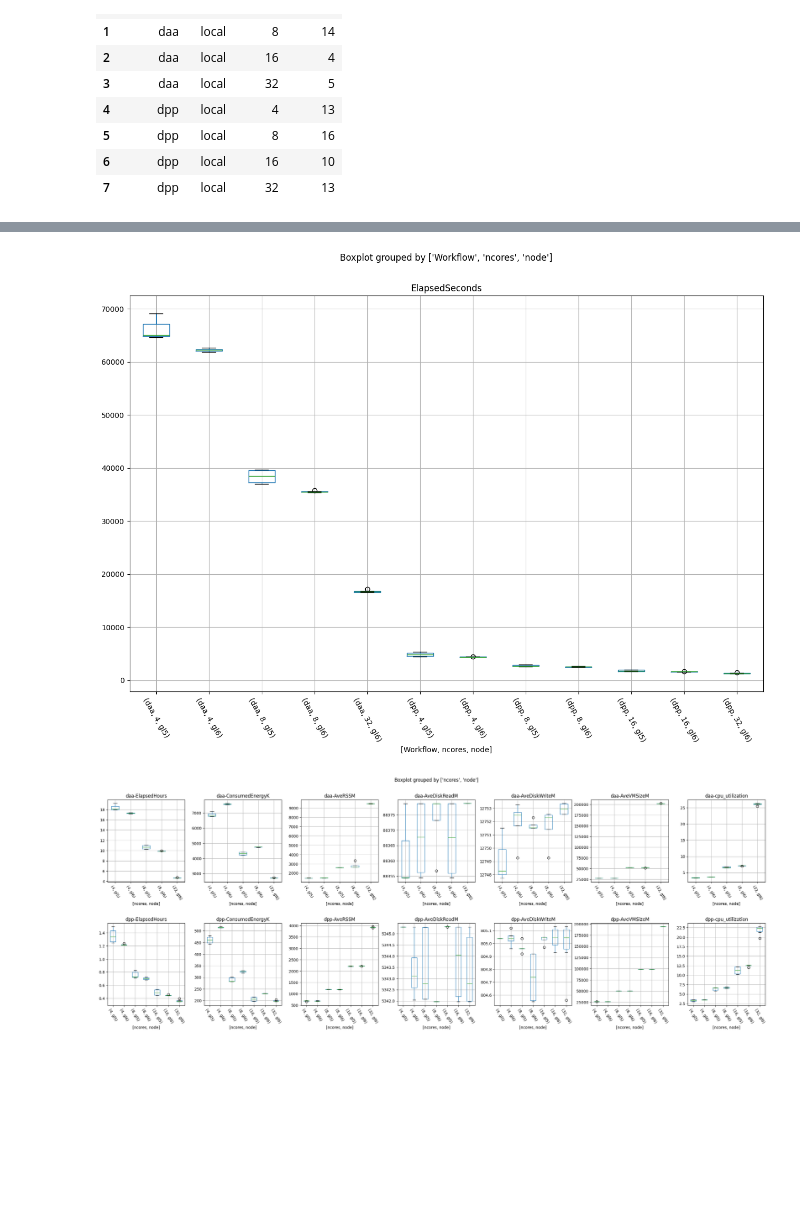
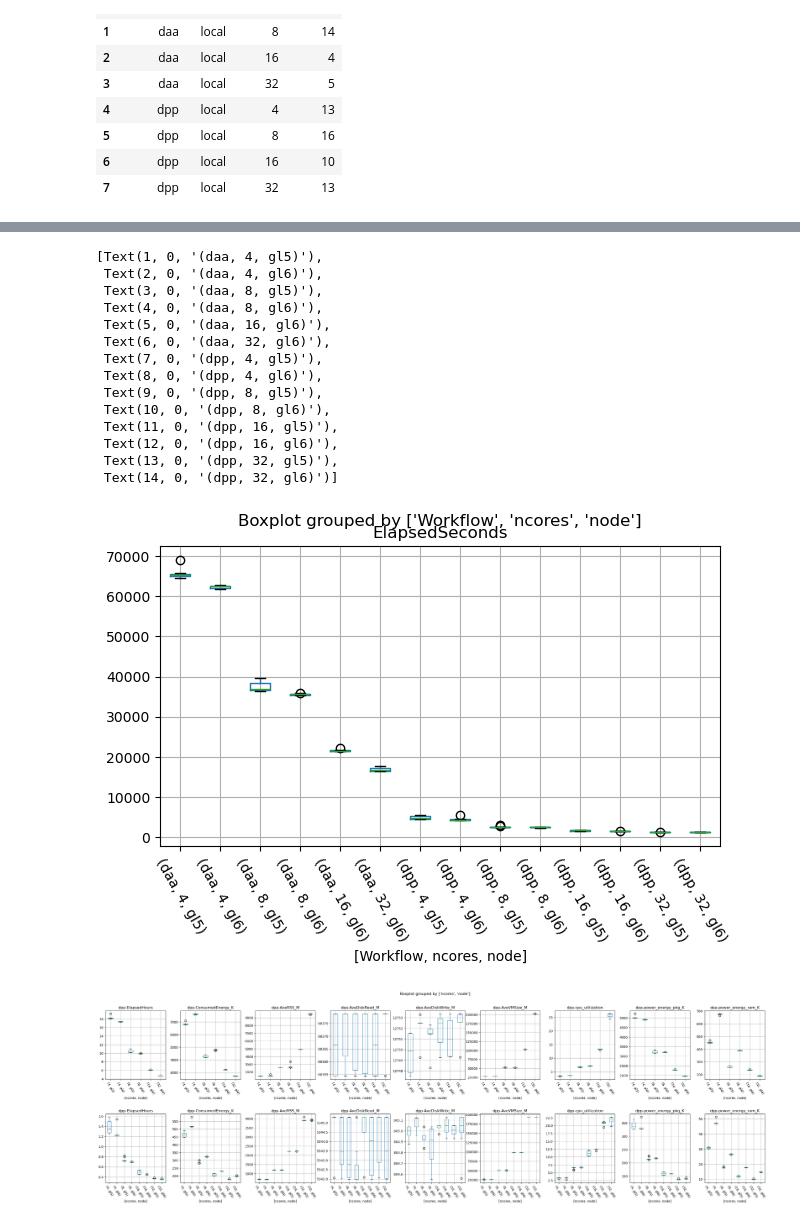
Before and after one commit to dmitrijs-voronovs/haddock-energy-consumption-optimization, a Jupyter notebook: data_analysis/new.analysis.ipynb, the cells around one changed output, grey strips where cells are left out. Cells and saved outputs as stored; diff of their text form; code cells hidden in the pictures; blank space fills up the shorter version.

```diff
--- a/data_analysis/new.analysis.ipynb
+++ b/data_analysis/new.analysis.ipynb
@@ -33,16 +45,19 @@ data
 # %%
 def convert_to_numeric(value):
-    match = re.match(r'^([\d.]+)([KkMm])$', value)
-    if match:
-        numeric_part = float(match.group(1))
-        multiplier = match.group(2).upper()
+    try:
+        match = re.match(r'^([\d.]+)([KkMm])$', value)
+        if match:
+            numeric_part = float(match.group(1))
+            multiplier = match.group(2).upper()
 
-        if multiplier == 'K':
-            return numeric_part * 1000
-        elif multiplier == 'M':
-            return numeric_part * 1000000
+            if multiplier == 'K':
+                return numeric_part * 1000
+            elif multiplier == 'M':
+                return numeric_part * 1000000
 
-    return value
+        return value
+    except:
+        return value
 
 
 def convert_elapsed_time(elapsed_time):
@@ -57,7 +72,6 @@ def convert_elapsed_time(elapsed_time):
 # %%
 def filter_out_completed_jobs(dat):
     dat = dat[dat.State == 'COMPLETED']
-    dat.JobName = dat.JobName.replace('batch', method='ffill')
     return dat.dropna(subset=['ConsumedEnergy'])
 
 
@@ -70,11 +84,12 @@ def extract_params_from_local_file_name(dat):
 
 
 def append_job_data_columns(dat):
-    for column in ['ConsumedEnergy', 'AveRSS', 'AveDiskRead', 'AveDiskWrite', 'AveVMSize']:
+    for column in ['ConsumedEnergy', 'AveRSS', 'AveDiskRead', 'AveDiskWrite', 'AveVMSize', 'power_energy_pkg',
+                   'power_energy_ram']:
         dat[column] = dat[column].apply(convert_to_numeric)
-        dat[f"{column}K"] = dat[column] / 1000
-        dat[f"{column}M"] = dat[column] / 1_000_000
-        dat[f"{column}G"] = dat[column] / 1_000_000_000
+        dat[f"{column}_K"] = dat[column] / 1000
+        dat[f"{column}_M"] = dat[column] / 1_000_000
+        dat[f"{column}_G"] = dat[column] / 1_000_000_000
     dat['ElapsedSeconds'] = dat.Elapsed.apply(convert_elapsed_time)
     dat['ElapsedMinutes'] = dat.ElapsedSeconds / 60
     dat['ElapsedHours'] = dat.ElapsedMinutes / 60
@@ -354,20 +354,37 @@ import matplotlib.pyplot as plt
 data_for_analysis = data_completed[data_completed.n_trials_threshold].reset_index(drop=True)
 # %%
 # draw one plot containing multiple boxplots with data distribution curve for each (workflow,ncores,node) agains EnergyConsumption
-fig, ax = plt.subplots(figsize=(15, 10))
+fig, ax = plt.subplots(figsize=(7, 4))
 data_for_analysis.boxplot(column='ElapsedSeconds', by=['Workflow', 'ncores', 'node'], ax=ax)
 ax.set_xticklabels(ax.get_xticklabels(), rotation=-60)
 # save
-fig.savefig('new.boxplot.png')
+# fig.savefig('new.boxplot.png')
 # %% [output]
+[Text(1, 0, '(daa, 4, gl5)'),
+ Text(2, 0, '(daa, 4, gl6)'),
+ Text(3, 0, '(daa, 8, gl5)'),
+ Text(4, 0, '(daa, 8, gl6)'),
+ Text(5, 0, '(daa, 16, gl6)'),
+ Text(6, 0, '(daa, 32, gl6)'),
+ Text(7, 0, '(dpp, 4, gl5)'),
+ Text(8, 0, '(dpp, 4, gl6)'),
+ Text(9, 0, '(dpp, 8, gl5)'),
+ Text(10, 0, '(dpp, 8, gl6)'),
+ Text(11, 0, '(dpp, 16, gl5)'),
+ Text(12, 0, '(dpp, 16, gl6)'),
+ Text(13, 0, '(dpp, 32, gl5)'),
+ Text(14, 0, '(dpp, 32, gl6)')]
-[figure, old version]
+[figure, new version]
 # %%
 # draw two plots based on workflow containing multiple boxplots with data_for_analysis distribution curve for each (ncores,node) agains ConsumedEnergy, then 2 plots agains AveRSS, AveDiskRead, AveDiskWrite, AveVMSize. Add titles to plots with workflow name. Make sure that it is one big plot that contains all the subplots.
-fig, ax = plt.subplots(nrows=2, ncols=7, figsize=(30, 10))
+columns_to_plot = ['ElapsedHours', 'ConsumedEnergy_K', 'AveRSS_M', 'AveDiskRead_M', 'AveDiskWrite_M', 'AveVMSize_M',
+                   'cpu_utilization', 'power_energy_pkg_K', 'power_energy_ram_K']
+nrows = 2
+ncols = len(columns_to_plot)
+fig, ax = plt.subplots(nrows=nrows, ncols=ncols, figsize=(ncols * 4, nrows * 5))
 for j, workflow in enumerate(data_for_analysis.Workflow.unique()):
     for i, column in enumerate(
-            ['ElapsedHours', 'ConsumedEnergyK', 'AveRSSM', 'AveDiskReadM', 'AveDiskWriteM', 'AveVMSizeM',
-             'cpu_utilization']):
+            columns_to_plot):
         data_for_analysis[data_for_analysis.Workflow == workflow].boxplot(column=column, by=['ncores', 'node'],
                                                                           ax=ax[j, i])
         ax[j, i].set_title(f"{workflow}-{column}")
@@ -378,5 +395,5 @@ fig.subplots_adjust(hspace=0.5, wspace=0.25)
 
 fig.savefig('new.boxplot-overview-by-workflows.png')
 # %% [output]
-[figure, old version]
+[figure, new version]
 # %%
```
Also changed, not shown: parts of 7 cells of this notebook, 8 other files.
